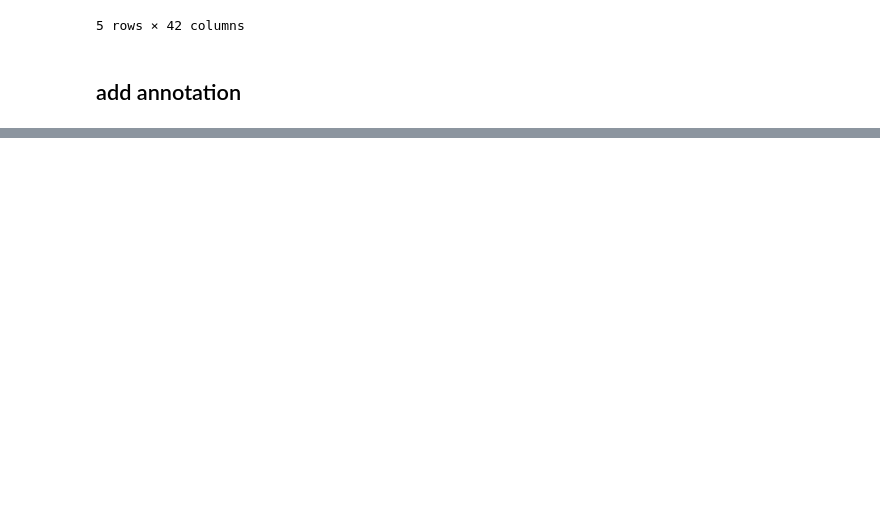
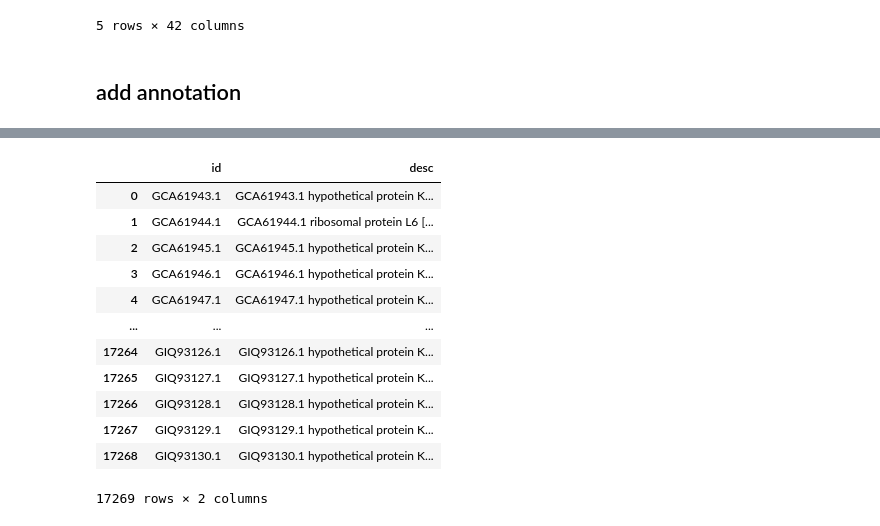
Before and after one commit to zeynepkurtw/H_inflata, a Jupyter notebook: jupyter/1_orthofinder/6_OG_HIN_trepo_kbiala.ipynb, the cells around one changed output, grey strips where cells are left out. Saved outputs shown, nothing was run; the diff lists cells and outputs as text; code cells hidden in the pictures; blank space fills up the shorter version.

```diff
--- a/jupyter/1_orthofinder/6_OG_HIN_trepo_kbiala.ipynb
+++ b/jupyter/1_orthofinder/6_OG_HIN_trepo_kbiala.ipynb
@@ -146,3 +146,19 @@ df_og_stack_annot
 # %%
 df_og_stack_annot.to_csv("/Users/zeyku390/PycharmProjects/H.inflata/jupyter/1_orthofinder/data/og_hin_trepo_kbiala_annot.csv",
                          sep="\t", header="infer", index=False)
+# %%
+dic_annot["kbiala"]
+# %% [output]
+|  | id | desc |
+| 0 | GCA61943.1 | GCA61943.1 hypothetical protein K... |
+| 1 | GCA61944.1 | GCA61944.1 ribosomal protein L6 [... |
+| 2 | GCA61945.1 | GCA61945.1 hypothetical protein K... |
+| 3 | GCA61946.1 | GCA61946.1 hypothetical protein K... |
+| 4 | GCA61947.1 | GCA61947.1 hypothetical protein K... |
+| ... | ... | ... |
+| 17264 | GIQ93126.1 | GIQ93126.1 hypothetical protein K... |
+| 17265 | GIQ93127.1 | GIQ93127.1 hypothetical protein K... |
+| 17266 | GIQ93128.1 | GIQ93128.1 hypothetical protein K... |
+| 17267 | GIQ93129.1 | GIQ93129.1 hypothetical protein K... |
+| 17268 | GIQ93130.1 | GIQ93130.1 hypothetical protein K... |
+17269 rows × 2 columns
```
Also changed, not shown: parts of 1 cell of this notebook, 5 other files.
